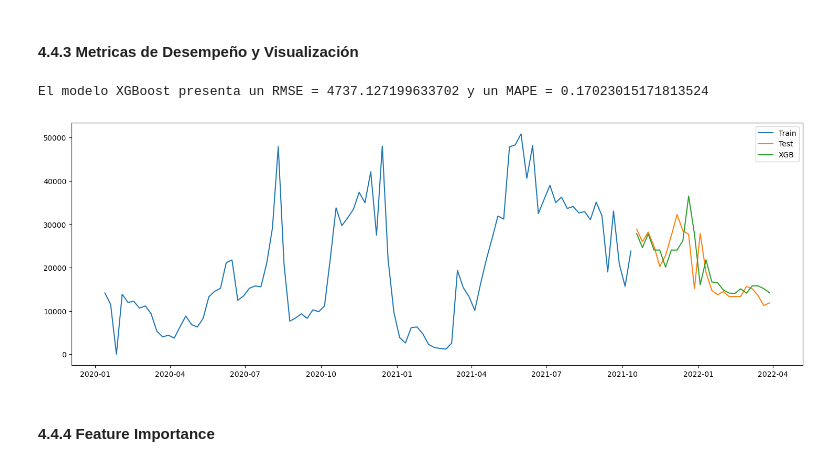
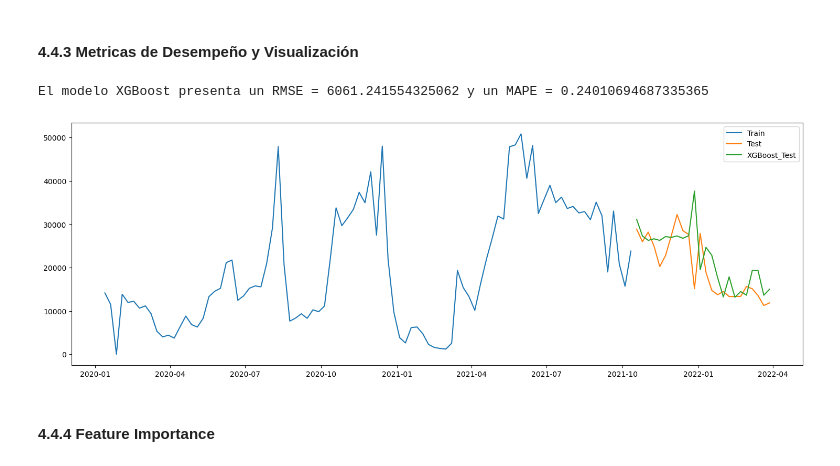
Before and after one commit to DiegoHidalgoS/Sodimac-Challenge, a Jupyter notebook: notebooks/main.ipynb, the cells around one changed output. Drawn from its saved outputs; the diff is of its cells as text; code cells hidden in the pictures.

Commit message:
feat: model comparison

```diff
--- a/notebooks/main.ipynb
+++ b/notebooks/main.ipynb
@@ -247,7 +248,10 @@ df['y_lag_2'] = df.y.shift(2)
 df['y_lag_3'] = df.y.shift(3)
 df['y_lag_4'] = df.y.shift(4)
 
-df['rolling_mean'] = df.y.rolling(window=4).mean()
+df['rolling_mean_1'] = df.y_lag_1.rolling(window=4).mean()
+df['rolling_mean_2'] = df.y_lag_2.rolling(window=4).mean()
+df['rolling_mean_3'] = df.y_lag_3.rolling(window=4).mean()
+df['rolling_mean_4'] = df.y_lag_4.rolling(window=4).mean()
 # %% [markdown]
 ### 4.2 Split Data
 # %% [markdown]
@@ -359,24 +357,23 @@ y_pred_xg = xg_reg.predict(X_test)
 #### 4.4.3 Metricas de Desempeño y Visualización
 # %%
 # Calcular RMSE
-rmse = np.sqrt(mean_squared_error(test_data.y, y_pred_xg))
+rmse_xg = np.sqrt(mean_squared_error(test_data.y, y_pred_xg))
 
 # Calcular el MAPE
-mape = mean_absolute_percentage_error(test_data.y, y_pred_xg)
+mape_xg = mean_absolute_percentage_error(test_data.y, y_pred_xg)
 
-print('El modelo XGBoost presenta un RMSE = {} y un MAPE = {}'.format(rmse,mape))
+print('El modelo XGBoost presenta un RMSE = {} y un MAPE = {}'.format(rmse_xg,mape_xg))
 # %% [output]
-El modelo XGBoost presenta un RMSE = 4737.127199633702 y un MAPE = 0.17023015171813524
+El modelo XGBoost presenta un RMSE = 6061.241554325062 y un MAPE = 0.24010694687335365
 # %%
 plt.figure(figsize=(18,6))
 plt.plot(train_data.index,train_data.y,label = 'Train')
 plt.plot(test_data.index,test_data.y,label = 'Test')
-plt.plot(test_data.index, y_pred_xg, label = 'XGB')
-# plt.plot(test_data.index, y_pred_lgbm, label = 'LGBM')
+plt.plot(test_data.index, y_pred_xg, label = 'XGBoost_Test')
 plt.legend()
 plt.show()
 # %% [output]
-[figure, old version]
+[figure, new version]
 # %% [markdown]
 #### 4.4.4 Feature Importance
 # %% [markdown]
```
Also changed, not shown: parts of 29 cells of this notebook, 5 other files.
